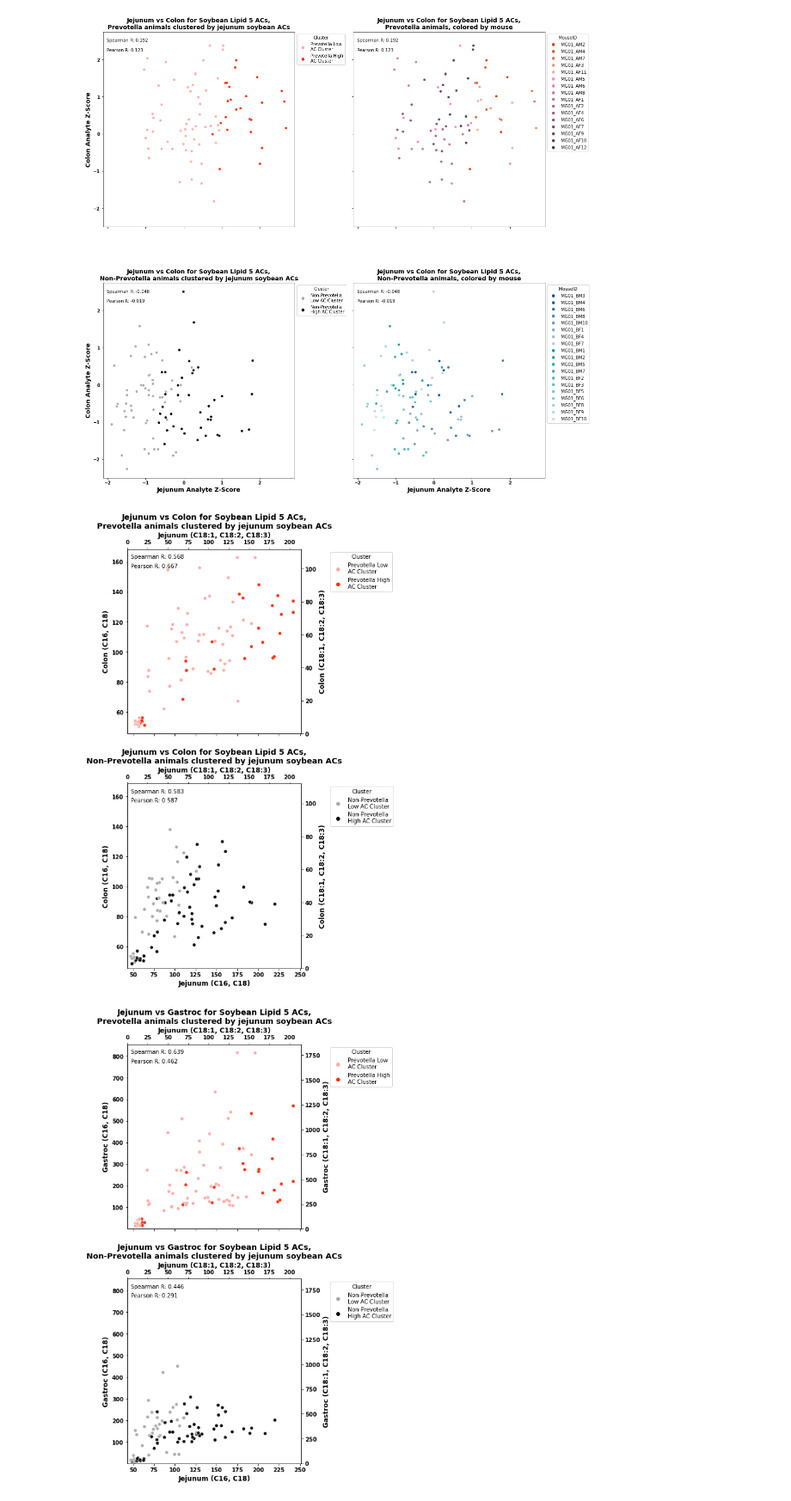
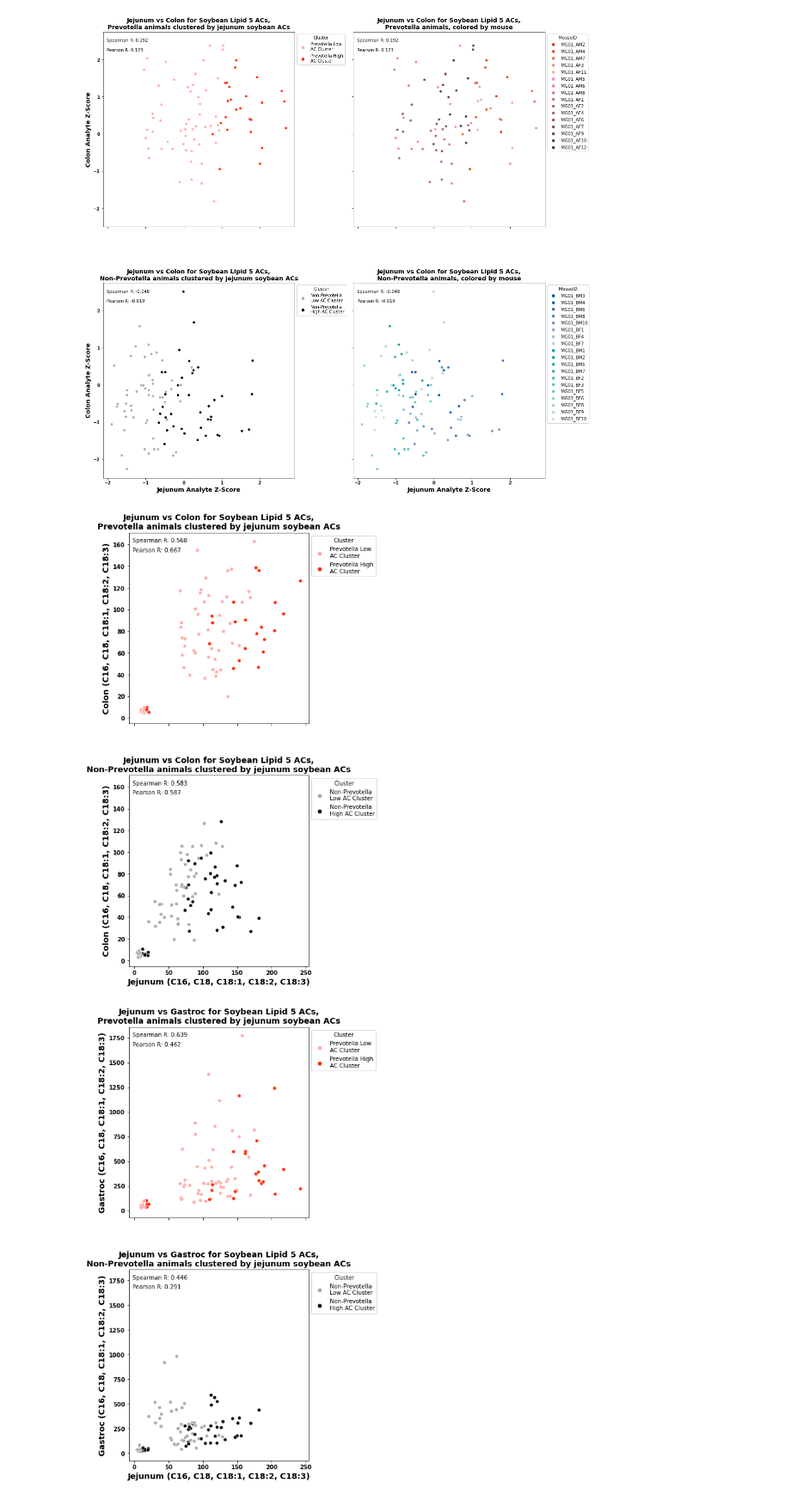
Before and after one commit to evanmlee/Gordon_MS, a Jupyter notebook: MS_analyte_kmeans.ipynb, the cells around one changed output. Shown at 86% size. Cells and saved outputs as stored; diff of their text form; code cells hidden in the pictures.

```diff
--- a/MS_analyte_kmeans.ipynb
+++ b/MS_analyte_kmeans.ipynb
@@ -129,11 +129,10 @@ soybean_obs_df = kmeans_cluster_ms(tissue_AC_df,analytes=soybean_4ACs,tissues=["
 soybean5_muscle_obs_df = kmeans_cluster_ms(tissue_AC_df,analytes=soybean_5ACs,tissues=["Gastroc","Quadriceps","Heart"])
 SFA_obs_df = kmeans_cluster_ms(tissue_AC_df,analytes=SFA_ACs,tissues=["Gastroc","Quadriceps","Heart"])
 UFA_obs_df = kmeans_cluster_ms(tissue_AC_df,analytes=UFA_ACs,tissues=["Gastroc","Quadriceps","Heart"])
-soybean_jej_obs_df = kmeans_cluster_ms(tissue_AC_df,analytes=soybean_5ACs,tissues=["Jejunum"])
+soybean5_jej_obs_df = kmeans_cluster_ms(tissue_AC_df,analytes=soybean_5ACs,tissues=["Jejunum"])
 soybean4_jej_obs_df = kmeans_cluster_ms(tissue_AC_df,analytes=soybean_4ACs,tissues=["Jejunum"])
 
 soybean5_skmuscle_obs_df = kmeans_cluster_ms(tissue_AC_df,analytes=soybean_5ACs,tissues=["Gastroc","Quadriceps"])
-soybean_jej_obs_df = kmeans_cluster_ms(tissue_AC_df,analytes=soybean_5ACs,tissues=["Jejunum"])
 soybean_intestine_obs_df = kmeans_cluster_ms(tissue_AC_df,analytes=soybean_5ACs,tissues=["Jejunum","Colon"])
 # display(soybean_intestine_obs_df)
 
@@ -142,7 +141,7 @@ cluster_df = pd.DataFrame(index=soybean_obs_df.index,columns=cluster_columns)
 cluster_df.loc[:,"Soybean4_allmuscle"] = soybean_obs_df["Cluster"]
 cluster_df.loc[:,"Soybean5_allmuscle"] = soybean5_muscle_obs_df["Cluster"]
 cluster_df.loc[:,"Soybean5_skm"] = soybean5_skmuscle_obs_df["Cluster"]
-cluster_df.loc[:,"Soybean5_jej"] = soybean_jej_obs_df["Cluster"]
+cluster_df.loc[:,"Soybean5_jej"] = soybean5_jej_obs_df["Cluster"]
 cluster_df.loc[:,"Soybean4_jej"] = soybean4_jej_obs_df["Cluster"]
 cluster_df.loc[:,"Soybean5_intestine"] = soybean_intestine_obs_df["Cluster"]
 display(cluster_df)
@@ -308,4 +169,8 @@ def SCC_plot_cluster_hue(ms_df,analytes,obs_df,tissue1="Gastroc",tissue2="Quadri
 # %%
+HWDC_cluster_palette={0:"#FEACA7",1:"#FF2804",2:"#AAAAAA",3:"#000000"}
+HWDC_reds_cluster_palette = {0:"#FEACA7",1:"#FF2804"}
+HWDC_blacks_cluster_palette = {2:"#AAAAAA",3:"#000000"}
+
 figures_dir = "figures/analyte_scatter"
 if not os.path.exists(figures_dir):
     os.makedirs(figures_dir)
@@ -316,7 +181,3 @@ soybean_UFA_ACs = ["C18:1","C18:2"]
 soybean_4ACs = ["C16","C18","C18:1","C18:2"]
 analyte_ax_map = {"C16":0,"C18":0,"C18:1":1,"C18:2":1}
 analyte_ax_map_5AC = {"C16":0,"C18":0,"C18:1":1,"C18:2":1,"C18:3":1}
-fig = SCC_plot_cluster_hue(tissue_AC_df,soybean_4ACs,obs_df=soybean_obs_df,tissue1="Gastroc",
-                     tissue2="Quadriceps",title_analytes_label="Soybean Lipid ACs",hue_type="both",
-                    axes_analyte_map=analyte_ax_map)
-plt.savefig("{0}/soybeanAC_clusters,analyte.png".format(figures_dir),dpi=300,bbox_inches="tight",facecolor="w")
@@ -861,34 +701,34 @@ tissue_tag = "JejunumCluster"
 clusters_path = "{0}/cluster/{1}".format(figures_dir,tissue_tag)
 if not os.path.exists(clusters_path):
     os.makedirs(clusters_path)
 
 tissue1 = "Jejunum"
 tissue2 = "Colon"
-cluster_obs_df = soybean4_jej_obs_df
-analyte_axes_map = analyte_ax_map_5AC
+cluster_obs_df = soybean5_jej_obs_df
+analyte_axes_map = analyte_ax_map_5AC_single_ax
 overwrite=True
 
 for tissue2 in ["Colon","Gastroc","Heart","Liver"]:
     arm_split_2panel_fpath = "{0}/soybean5AC_clusters_2panel_{1}{2}.png".format(clusters_path,tissue1[0],tissue2[0])
     if not os.path.exists(arm_split_2panel_fpath) or overwrite:
         fig = SCC_plot_arms_clusters(tissue_AC_df,soybean_5ACs,obs_df=cluster_obs_df,tissue1=tissue1,
                              tissue2=tissue2,title_analytes_label="Soybean Lipid 5 ACs",hue_type="cluster",
                             axes_analyte_map=analyte_axes_map,zscore=False,title_clusters_label="jejunum soybean ACs")
         plt.savefig(arm_split_2panel_fpath,dpi=300,bbox_inches="tight",facecolor="w")
 
 tissue2 = "Colon"
 mouseID_4panel_fpath = "{0}/soybean5AC_4panel_mouseID_raw_{1}{2}.png".format(clusters_path,tissue1[0],tissue2[0])
 if not os.path.exists(mouseID_4panel_fpath) or overwrite:
     fig_mouse = SCC_plot_arms_clusters(tissue_AC_df,soybean_5ACs,obs_df=cluster_obs_df,tissue1=tissue1,
                      tissue2=tissue2,title_analytes_label="Soybean Lipid 5 ACs",hue_type="cluster_mouse",
                     axes_analyte_map=analyte_axes_map,zscore=False,title_clusters_label="jejunum soybean ACs")
     plt.savefig(mouseID_4panel_fpath,dpi=300,bbox_inches="tight",facecolor="w")
 mouseID_4panel_fpath = "{0}/soybean5AC_4panel_mouseID_zscore_{1}{2}.png".format(clusters_path,tissue1[0],tissue2[0])
 if not os.path.exists(mouseID_4panel_fpath) or overwrite:
     fig_mouse = SCC_plot_arms_clusters(tissue_AC_df,soybean_5ACs,obs_df=cluster_obs_df,tissue1=tissue1,
                      tissue2=tissue2,title_analytes_label="Soybean Lipid 5 ACs",hue_type="cluster_mouse",
                     axes_analyte_map=analyte_axes_map,zscore=True,title_clusters_label="jejunum soybean ACs")
     plt.savefig(mouseID_4panel_fpath,dpi=300,bbox_inches="tight",facecolor="w")
 # %% [output]
-[figure, old version]
+[figure, new version]
-[figure, old version]
+[figure, new version]
```
Also changed, not shown: parts of 10 cells of this notebook, 1 other file.
